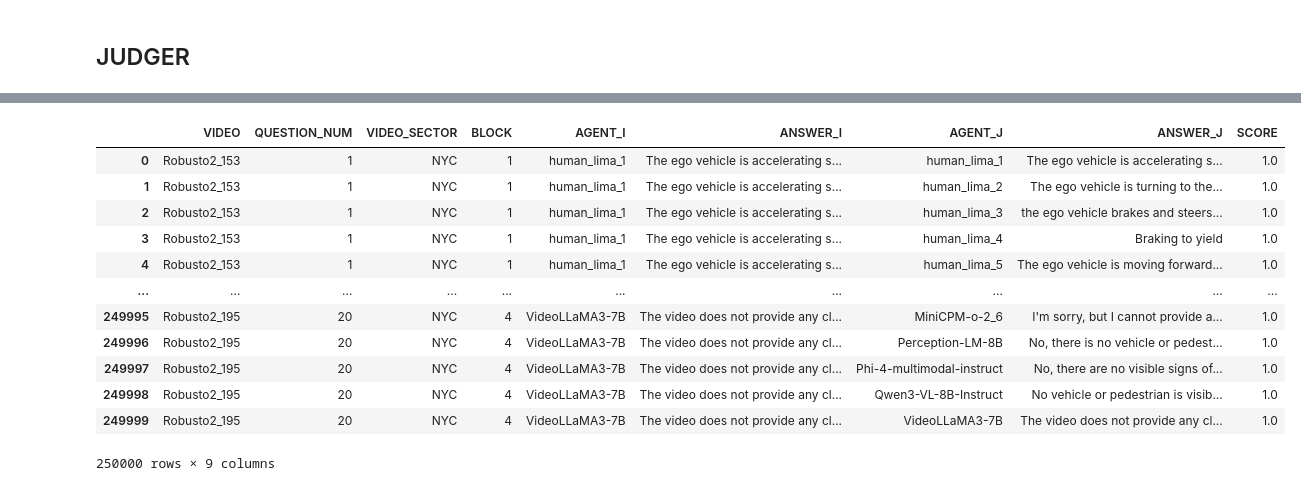
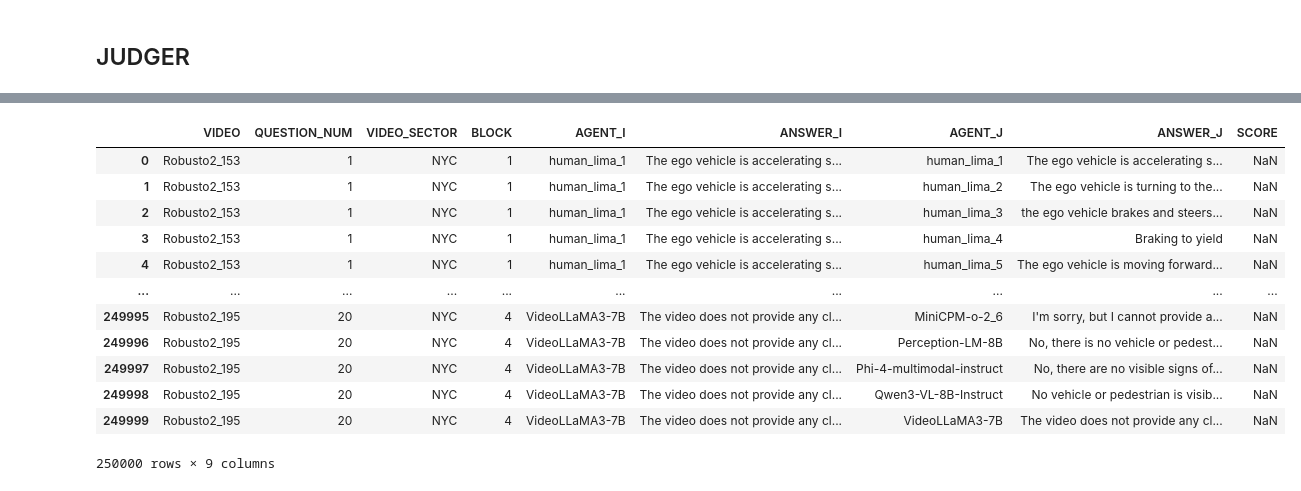
Before and after one commit to marcelochincha/vqa_analysis, a Jupyter notebook: src/notebook_tests/llm_judge_tests.ipynb, the cells around one changed output, grey strips where cells are left out. Saved outputs shown, nothing was run; the diff lists cells and outputs as text; code cells hidden in the pictures.

```diff
--- a/src/notebook_tests/llm_judge_tests.ipynb
+++ b/src/notebook_tests/llm_judge_tests.ipynb
@@ -140,38 +142,38 @@ def judge_row_answers(row):
 # %%
 import json
 def comparation_func(row):
-    result_json = judge_row_answers(row)
     try:
+        result_json = judge_row_answers(row)
         result = json.loads(result_json)
-        agreement_score = result.get("Score", -1) # Default to 0 if not found
-    except json.JSONDecodeError:
-        agreement_score = -2 # If the LLM fails to return valid JSON, assume no agreement
+        agreement_score = result.get("Score", np.nan) # Default to 0 if not found
+    except:
+        agreement_score = np.nan # If the LLM fails to return valid JSON, assume no agreement
     return agreement_score
 
     #dummy comparator
 
 #prgoress apply using ofr loop for storage saving
 checkpoint_path = "./llm_agreement_scores_qwen.parquet"
 for idx, row in tqdm(df_comp.iterrows(), total=len(df_comp)):
     df_comp.at[idx, "SCORE"] = comparation_func(row)
     #save checkpoint every 100 rows
     if idx % 51200 == 0:
         df_comp.to_parquet(checkpoint_path)
 
 df_comp
 # %% [output]
 |  | VIDEO | QUESTION_NUM | VIDEO_SECTOR | BLOCK | AGENT_I | ANSWER_I | AGENT_J | ANSWER_J | SCORE |
-| 0 | Robusto2_153 | 1 | NYC | 1 | human_lima_1 | The ego vehicle is accelerating s... | human_lima_1 | The ego vehicle is accelerating s... | 1.0 |
-| 1 | Robusto2_153 | 1 | NYC | 1 | human_lima_1 | The ego vehicle is accelerating s... | human_lima_2 | The ego vehicle is turning to the... | 1.0 |
-| 2 | Robusto2_153 | 1 | NYC | 1 | human_lima_1 | The ego vehicle is accelerating s... | human_lima_3 | the ego vehicle brakes and steers... | 1.0 |
-| 3 | Robusto2_153 | 1 | NYC | 1 | human_lima_1 | The ego vehicle is accelerating s... | human_lima_4 | Braking to yield | 1.0 |
-| 4 | Robusto2_153 | 1 | NYC | 1 | human_lima_1 | The ego vehicle is accelerating s... | human_lima_5 | The ego vehicle is moving forward... | 1.0 |
+| 0 | Robusto2_153 | 1 | NYC | 1 | human_lima_1 | The ego vehicle is accelerating s... | human_lima_1 | The ego vehicle is accelerating s... | NaN |
+| 1 | Robusto2_153 | 1 | NYC | 1 | human_lima_1 | The ego vehicle is accelerating s... | human_lima_2 | The ego vehicle is turning to the... | NaN |
+| 2 | Robusto2_153 | 1 | NYC | 1 | human_lima_1 | The ego vehicle is accelerating s... | human_lima_3 | the ego vehicle brakes and steers... | NaN |
+| 3 | Robusto2_153 | 1 | NYC | 1 | human_lima_1 | The ego vehicle is accelerating s... | human_lima_4 | Braking to yield | NaN |
+| 4 | Robusto2_153 | 1 | NYC | 1 | human_lima_1 | The ego vehicle is accelerating s... | human_lima_5 | The ego vehicle is moving forward... | NaN |
 | ... | ... | ... | ... | ... | ... | ... | ... | ... | ... |
-| 249995 | Robusto2_195 | 20 | NYC | 4 | VideoLLaMA3-7B | The video does not provide any cl... | MiniCPM-o-2_6 | I'm sorry, but I cannot provide a... | 1.0 |
-| 249996 | Robusto2_195 | 20 | NYC | 4 | VideoLLaMA3-7B | The video does not provide any cl... | Perception-LM-8B | No, there is no vehicle or pedest... | 1.0 |
-| 249997 | Robusto2_195 | 20 | NYC | 4 | VideoLLaMA3-7B | The video does not provide any cl... | Phi-4-multimodal-instruct | No, there are no visible signs of... | 1.0 |
-| 249998 | Robusto2_195 | 20 | NYC | 4 | VideoLLaMA3-7B | The video does not provide any cl... | Qwen3-VL-8B-Instruct | No vehicle or pedestrian is visib... | 1.0 |
-| 249999 | Robusto2_195 | 20 | NYC | 4 | VideoLLaMA3-7B | The video does not provide any cl... | VideoLLaMA3-7B | The video does not provide any cl... | 1.0 |
+| 249995 | Robusto2_195 | 20 | NYC | 4 | VideoLLaMA3-7B | The video does not provide any cl... | MiniCPM-o-2_6 | I'm sorry, but I cannot provide a... | NaN |
+| 249996 | Robusto2_195 | 20 | NYC | 4 | VideoLLaMA3-7B | The video does not provide any cl... | Perception-LM-8B | No, there is no vehicle or pedest... | NaN |
+| 249997 | Robusto2_195 | 20 | NYC | 4 | VideoLLaMA3-7B | The video does not provide any cl... | Phi-4-multimodal-instruct | No, there are no visible signs of... | NaN |
+| 249998 | Robusto2_195 | 20 | NYC | 4 | VideoLLaMA3-7B | The video does not provide any cl... | Qwen3-VL-8B-Instruct | No vehicle or pedestrian is visib... | NaN |
+| 249999 | Robusto2_195 | 20 | NYC | 4 | VideoLLaMA3-7B | The video does not provide any cl... | VideoLLaMA3-7B | The video does not provide any cl... | NaN |
 250000 rows × 9 columns
 # %%
 #Now plot the df_comp
```
Also changed, not shown: parts of 3 cells of this notebook.
